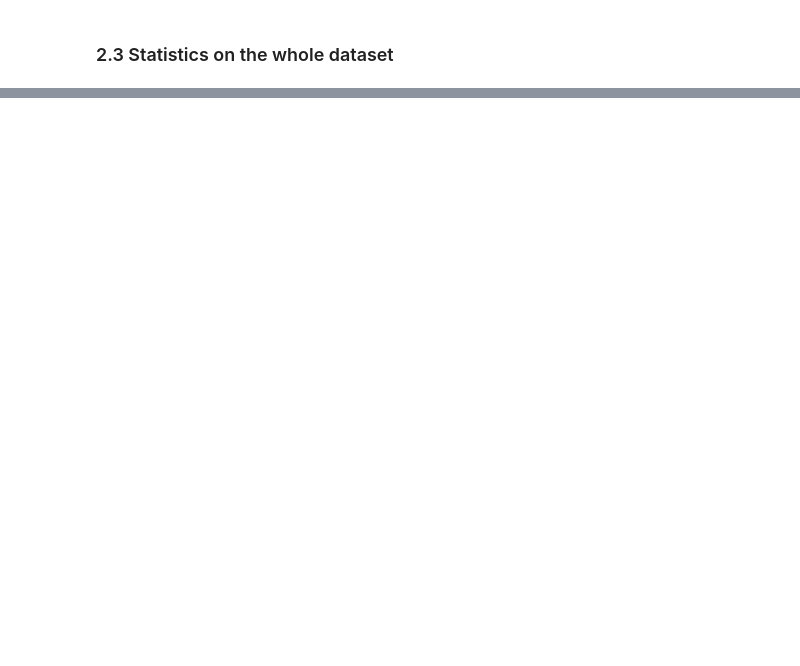
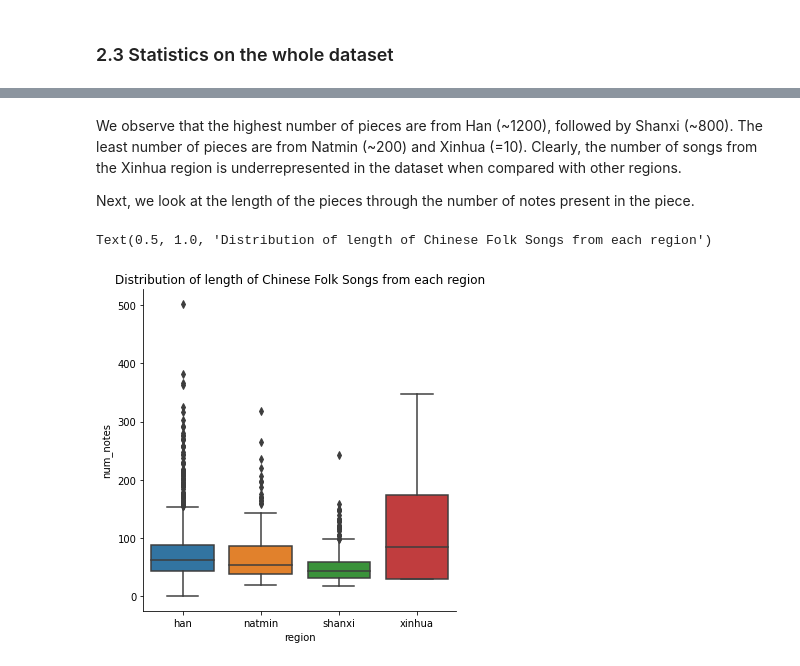
Before and after one commit to ravinitheshreddy/Digital-Musicology-Project, a Jupyter notebook: milestone2.ipynb, the cells around one changed output, grey strips where cells are left out. Drawn from its saved outputs; the diff is of its cells as text; code cells hidden in the pictures; blank space fills up the shorter version.

```diff
--- a/milestone2.ipynb
+++ b/milestone2.ipynb
@@ -183,0 +303,10 @@ CFS_df
+# %% [markdown]
+We observe that the highest number of pieces are from Han (\~1200), followed by Shanxi (\~800). The least number of pieces are from Natmin (\~200) and Xinhua (=10). Clearly, the number of songs from the Xinhua region is underrepresented in the dataset when compared with other regions.
+
+Next, we look at the length of the pieces through the number of notes present in the piece.
+# %%
+sns.catplot(x="region", y="num_notes", data=CFS_full, kind="box")
+plt.title("Distribution of length of Chinese Folk Songs from each region")
+# %% [output]
+Text(0.5, 1.0, 'Distribution of length of Chinese Folk Songs from each region')
+[figure, added]
```
Also changed, not shown: parts of 64 cells of this notebook.
